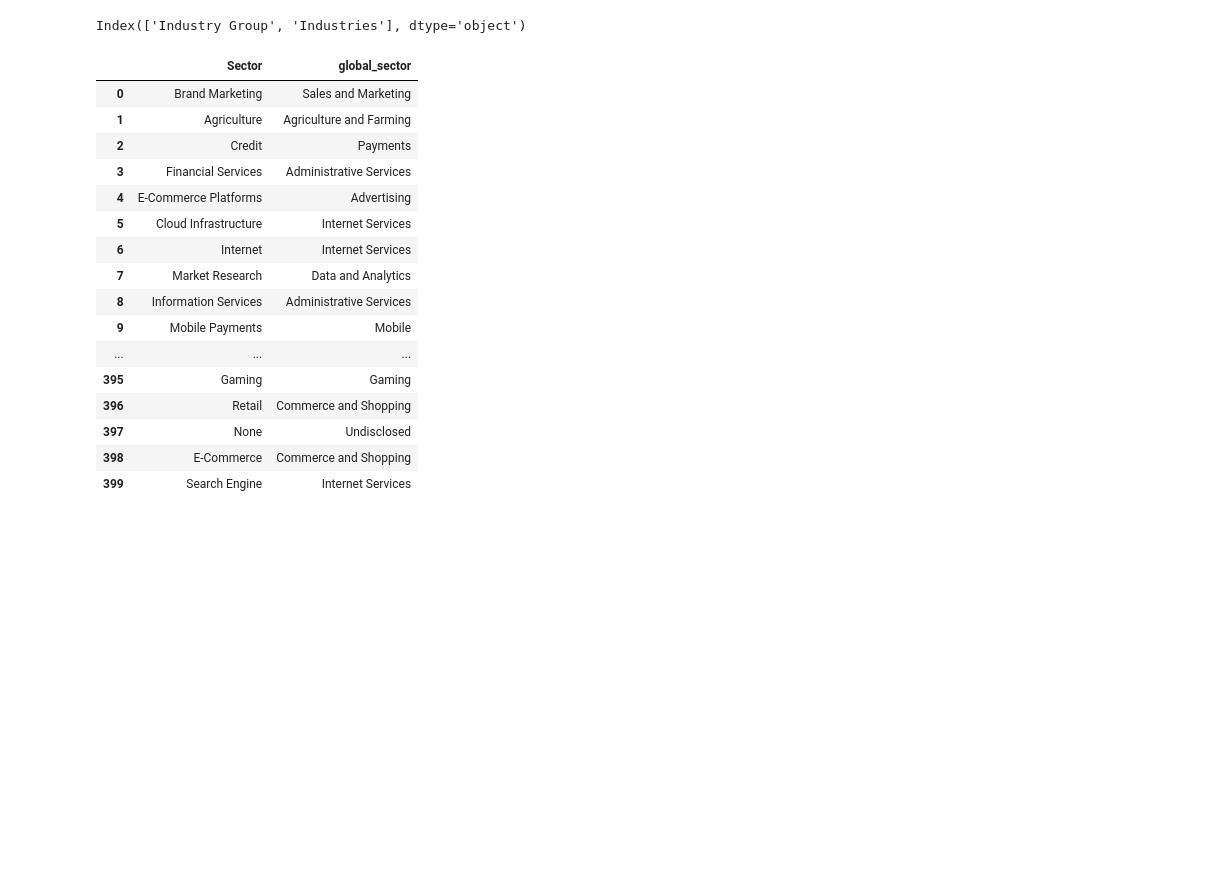
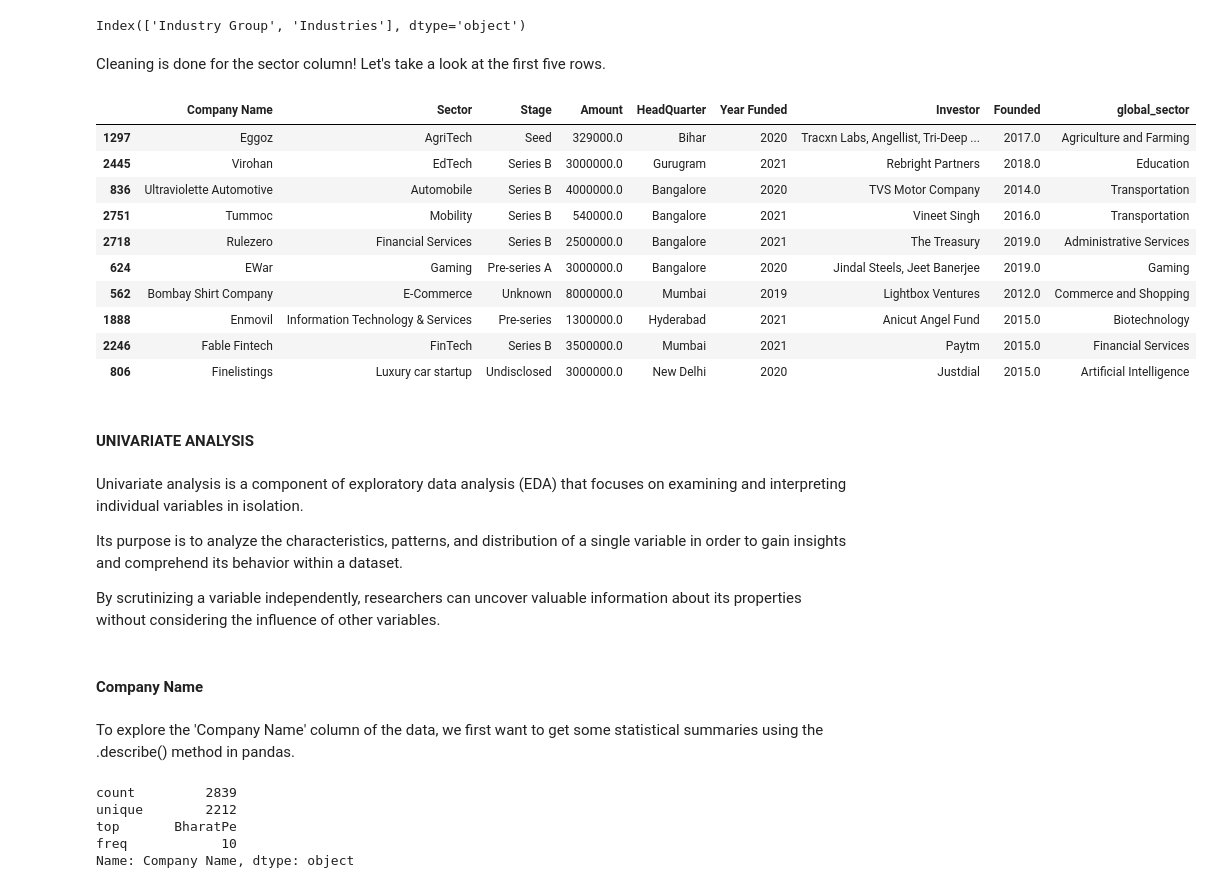
Before and after one commit to HannahMwende/India-startup-funding-analysis, a Jupyter notebook: indian_startup_funding.ipynb, the cells around one changed output. Cells and saved outputs as stored; diff of their text form; code cells hidden in the pictures; blank space fills up the shorter version.

```diff
--- a/indian_startup_funding.ipynb
+++ b/indian_startup_funding.ipynb
@@ -2531,6 +2531,6 @@ df.replace({"Sector": {"Fintech":"FinTech",
 
                        }},inplace =True)
 # %%
-pd.set_option("max_rows",None)
-df["Sector"].value_counts()
+# pd.set_option("max_rows",None)
+df["Sector"].value_counts().sum()
 # %% [output]
@@ -2574,22 +2558,44 @@ for index, row in df.iterrows():
         df.at[index, "global_sector"] = global_sector_val
 
 # Print the updated df DataFrame
-pd.set_option("max_rows",None)
+pd.set_option("display.max_rows",None)
-# %% [output]
-|  | Sector | global_sector |
-| 0 | Brand Marketing | Sales and Marketing |
-| 1 | Agriculture | Agriculture and Farming |
-| 2 | Credit | Payments |
-| 3 | Financial Services | Administrative Services |
-| 4 | E-Commerce Platforms | Advertising |
-| 5 | Cloud Infrastructure | Internet Services |
-| 6 | Internet | Internet Services |
-| 7 | Market Research | Data and Analytics |
-| 8 | Information Services | Administrative Services |
-| 9 | Mobile Payments | Mobile |
-| ... | ... | ... |
-| 395 | Gaming | Gaming |
-| 396 | Retail | Commerce and Shopping |
-| 397 | None | Undisclosed |
-| 398 | E-Commerce | Commerce and Shopping |
-| 399 | Search Engine | Internet Services |
+# %% [markdown]
+Cleaning is done for the sector column! Let's take a look at the first five rows.
+# %%
+# Get 10 random rows of the dataset.
+
+df.sample(10)
+# %% [output]
+|  | Company Name | Sector | Stage | Amount | HeadQuarter | Year Funded | Investor | Founded | global_sector |
+| 1297 | Eggoz | AgriTech | Seed | 329000.0 | Bihar | 2020 | Tracxn Labs, Angellist, Tri-Deep ... | 2017.0 | Agriculture and Farming |
+| 2445 | Virohan | EdTech | Series B | 3000000.0 | Gurugram | 2021 | Rebright Partners | 2018.0 | Education |
+| 836 | Ultraviolette Automotive | Automobile | Series B | 4000000.0 | Bangalore | 2020 | TVS Motor Company | 2014.0 | Transportation |
+| 2751 | Tummoc | Mobility | Series B | 540000.0 | Bangalore | 2021 | Vineet Singh | 2016.0 | Transportation |
+| 2718 | Rulezero | Financial Services | Series B | 2500000.0 | Bangalore | 2021 | The Treasury | 2019.0 | Administrative Services |
+| 624 | EWar | Gaming | Pre-series A | 3000000.0 | Bangalore | 2020 | Jindal Steels, Jeet Banerjee | 2019.0 | Gaming |
+| 562 | Bombay Shirt Company | E-Commerce | Unknown | 8000000.0 | Mumbai | 2019 | Lightbox Ventures | 2012.0 | Commerce and Shopping |
+| 1888 | Enmovil | Information Technology & Services | Pre-series | 1300000.0 | Hyderabad | 2021 | Anicut Angel Fund | 2015.0 | Biotechnology |
+| 2246 | Fable Fintech | FinTech | Series B | 3500000.0 | Mumbai | 2021 | Paytm | 2015.0 | Financial Services |
+| 806 | Finelistings | Luxury car startup | Undisclosed | 3000000.0 | New Delhi | 2020 | Justdial | 2015.0 | Artificial Intelligence |
+# %% [markdown]
+#### **UNIVARIATE ANALYSIS**
+# %% [markdown]
+Univariate analysis is a component of exploratory data analysis (EDA) that focuses on examining and interpreting individual variables in isolation.
+
+Its purpose is to analyze the characteristics, patterns, and distribution of a single variable in order to gain insights and comprehend its behavior within a dataset.
+
+By scrutinizing a variable independently, researchers can uncover valuable information about its properties without considering the influence of other variables.
+# %% [markdown]
+#### **Company Name**
+# %% [markdown]
+To explore the 'Company Name' column of the data, we first want to get some statistical summaries using the .describe() method in pandas.
+# %%
+# Get some statistical summaries about the column.
+
+df['Company Name'].describe()
+# %% [output]
+count         2839
+unique        2212
+top       BharatPe
+freq            10
+Name: Company Name, dtype: object
```
Also changed, not shown: parts of 54 cells of this notebook, 1 other file.
